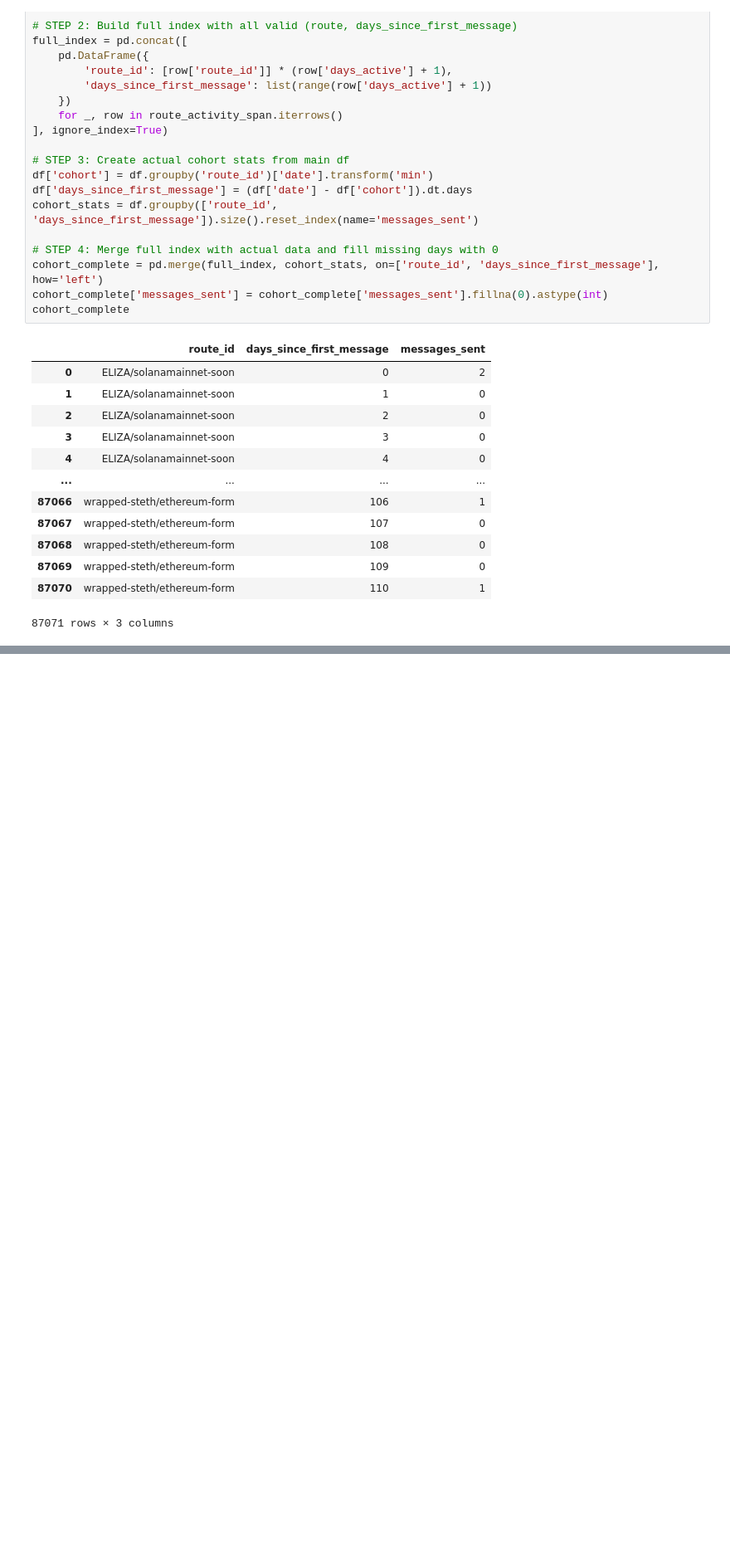
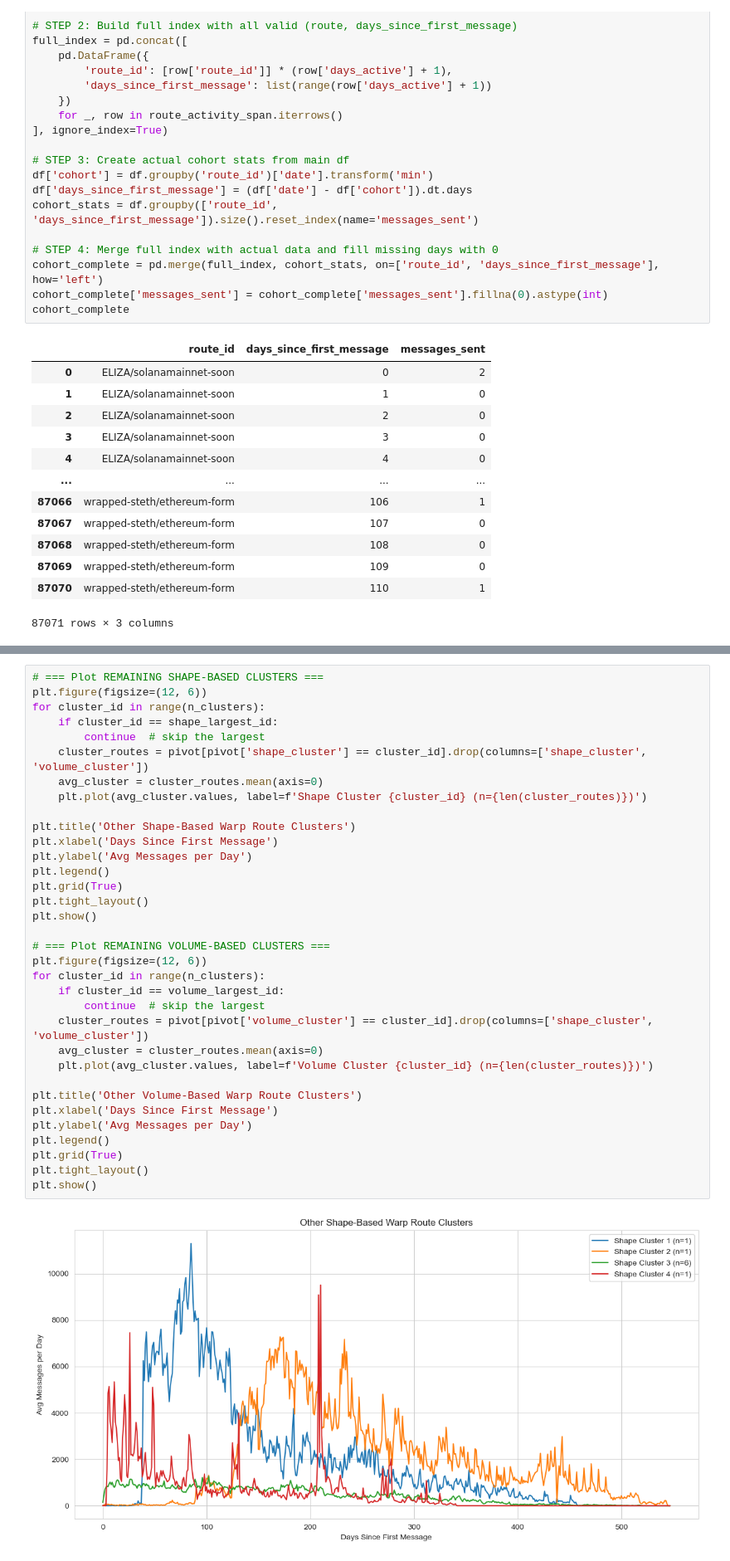
Before and after one commit to fabianriewe/hyperlane-jupyter, a Jupyter notebook: basic-stats.ipynb, the cells around one changed output, grey strips where cells are left out. Shown at 83% size. Saved outputs shown, nothing was run; the diff lists cells and outputs as text; blank space fills up the shorter version.

```diff
--- a/basic-stats.ipynb
+++ b/basic-stats.ipynb
@@ -334,0 +427,36 @@ plt.tight_layout()
+# %%
+# === Plot REMAINING SHAPE-BASED CLUSTERS ===
+plt.figure(figsize=(12, 6))
+for cluster_id in range(n_clusters):
+    if cluster_id == shape_largest_id:
+        continue  # skip the largest
+    cluster_routes = pivot[pivot['shape_cluster'] == cluster_id].drop(columns=['shape_cluster', 'volume_cluster'])
+    avg_cluster = cluster_routes.mean(axis=0)
+    plt.plot(avg_cluster.values, label=f'Shape Cluster {cluster_id} (n={len(cluster_routes)})')
+
+plt.title('Other Shape-Based Warp Route Clusters')
+plt.xlabel('Days Since First Message')
+plt.ylabel('Avg Messages per Day')
+plt.legend()
+plt.grid(True)
+plt.tight_layout()
+plt.show()
+
+# === Plot REMAINING VOLUME-BASED CLUSTERS ===
+plt.figure(figsize=(12, 6))
+for cluster_id in range(n_clusters):
+    if cluster_id == volume_largest_id:
+        continue  # skip the largest
+    cluster_routes = pivot[pivot['volume_cluster'] == cluster_id].drop(columns=['shape_cluster', 'volume_cluster'])
+    avg_cluster = cluster_routes.mean(axis=0)
+    plt.plot(avg_cluster.values, label=f'Volume Cluster {cluster_id} (n={len(cluster_routes)})')
+
+plt.title('Other Volume-Based Warp Route Clusters')
+plt.xlabel('Days Since First Message')
+plt.ylabel('Avg Messages per Day')
+plt.legend()
+plt.grid(True)
+plt.tight_layout()
+plt.show()
+# %% [output]
+[figure, added]
```
Also changed, not shown: parts of 9 cells of this notebook.
